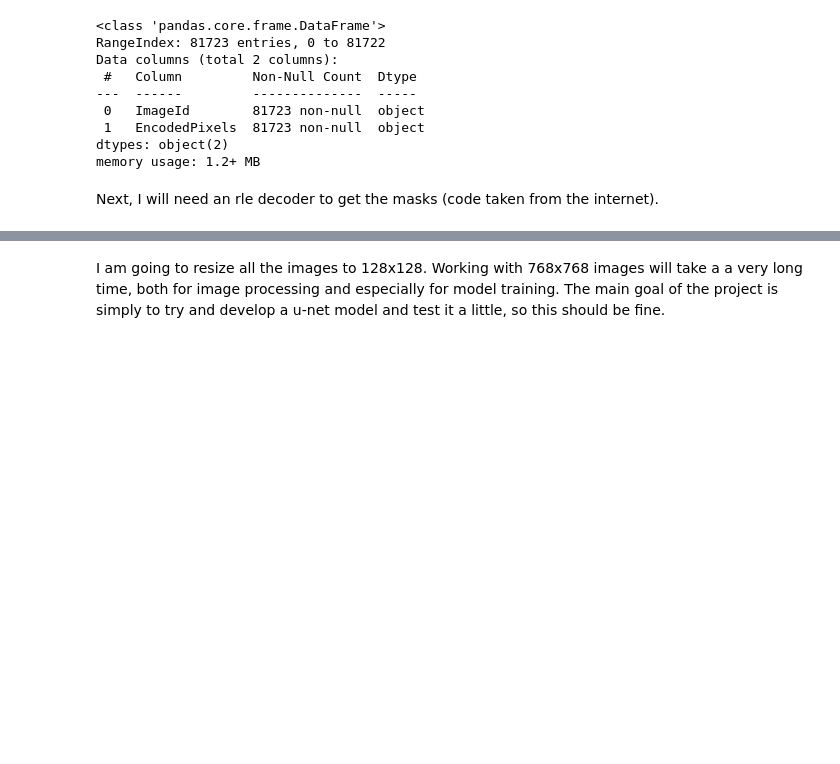
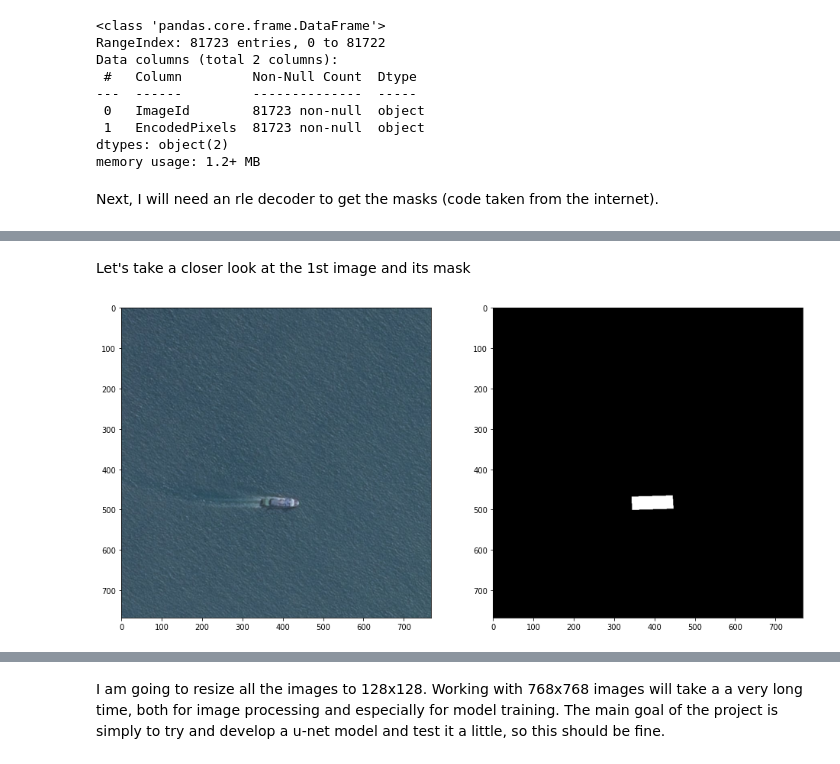
Before and after one commit to YeliseyKlimenko/airbus-ship-detection, a Jupyter notebook: airbus_data_prep.ipynb, the cells around one changed output, grey strips where cells are left out. Saved outputs shown, nothing was run; the diff lists cells and outputs as text; code cells hidden in the pictures; blank space fills up the shorter version.

```diff
--- a/airbus_data_prep.ipynb
+++ b/airbus_data_prep.ipynb
@@ -104,0 +110,11 @@ Importing the pillow library to work with images.
+# %% [markdown]
+Let's take a closer look at the 1st image and its mask
+# %%
+fig = plt.figure(figsize=(16, 16))
+fig.add_subplot(1,2,1)
+plt.imshow(mpimg.imread(f'D:/airbus/train_v2/{ships_nonempty.ImageId[0]}'))
+fig.add_subplot(1,2,2)
+plt.imshow(rle_decode(ships_nonempty["EncodedPixels"][0], (768,768)), cmap='gray')
+plt.show()
+# %% [output]
+[figure, added]
```
Also changed, not shown: parts of 28 cells of this notebook.
